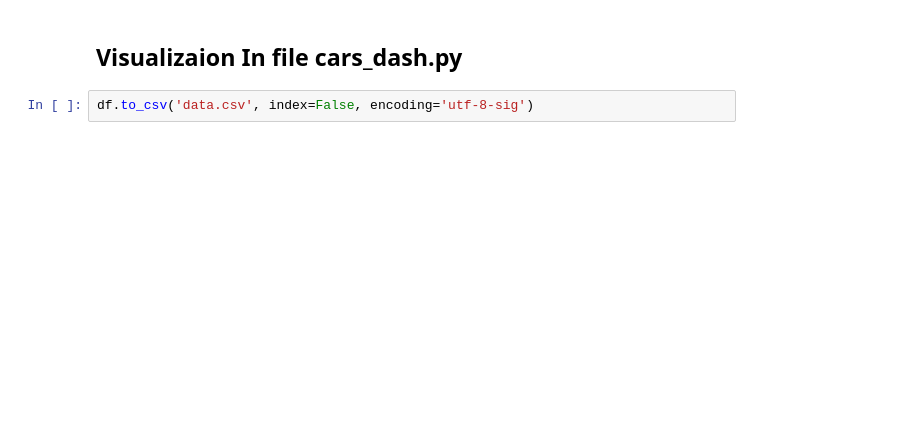
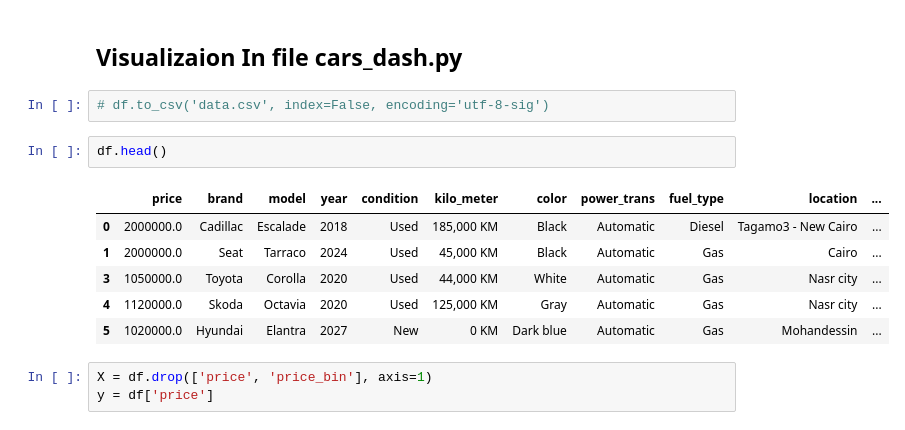
Before and after one commit to hisham5alil/NTI-final-project, a Jupyter notebook: cars.ipynb, the cells around one changed output. Saved outputs shown, nothing was run; the diff lists cells and outputs as text; blank space fills up the shorter version.

Commit message:
Update Streamlit app and car price prediction

```diff
--- a/cars.ipynb
+++ b/cars.ipynb
@@ -147,4 +207,16 @@ Name: count, dtype: int64
 # %% [markdown]
 ## Visualizaion In file **cars_dash.py**
 # %%
-df.to_csv('data.csv', index=False, encoding='utf-8-sig')
+# df.to_csv('data.csv', index=False, encoding='utf-8-sig')
+# %%
+df.head()
+# %% [output]
+|  | price | brand | model | year | condition | kilo_meter | color | power_trans | fuel_type | location | ... |
+| 0 | 2000000.0 | Cadillac | Escalade | 2018 | Used | 185,000 KM | Black | Automatic | Diesel | Tagamo3 - New Cairo | ... |
+| 1 | 2000000.0 | Seat | Tarraco | 2024 | Used | 45,000 KM | Black | Automatic | Gas | Cairo | ... |
+| 3 | 1050000.0 | Toyota | Corolla | 2020 | Used | 44,000 KM | White | Automatic | Gas | Nasr city | ... |
+| 4 | 1120000.0 | Skoda | Octavia | 2020 | Used | 125,000 KM | Gray | Automatic | Gas | Nasr city | ... |
+| 5 | 1020000.0 | Hyundai | Elantra | 2027 | New | 0 KM | Dark blue | Automatic | Gas | Mohandessin | ... |
+# %%
+X = df.drop(['price', 'price_bin'], axis=1)
+y = df['price']
```
Also changed, not shown: parts of 24 cells of this notebook, 11 other files.
